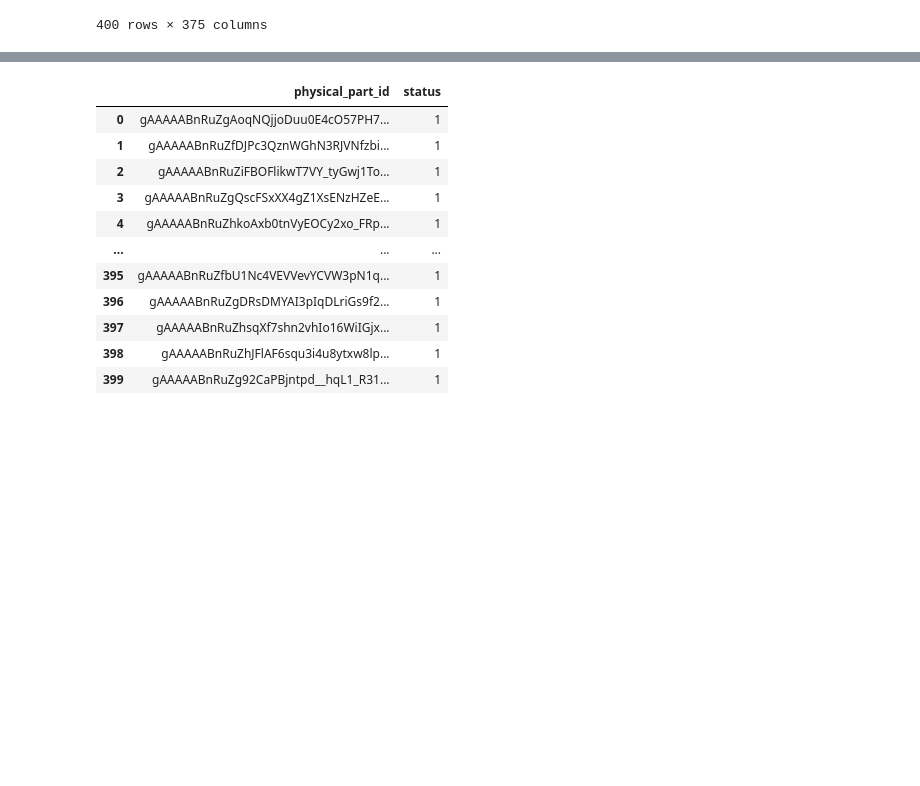
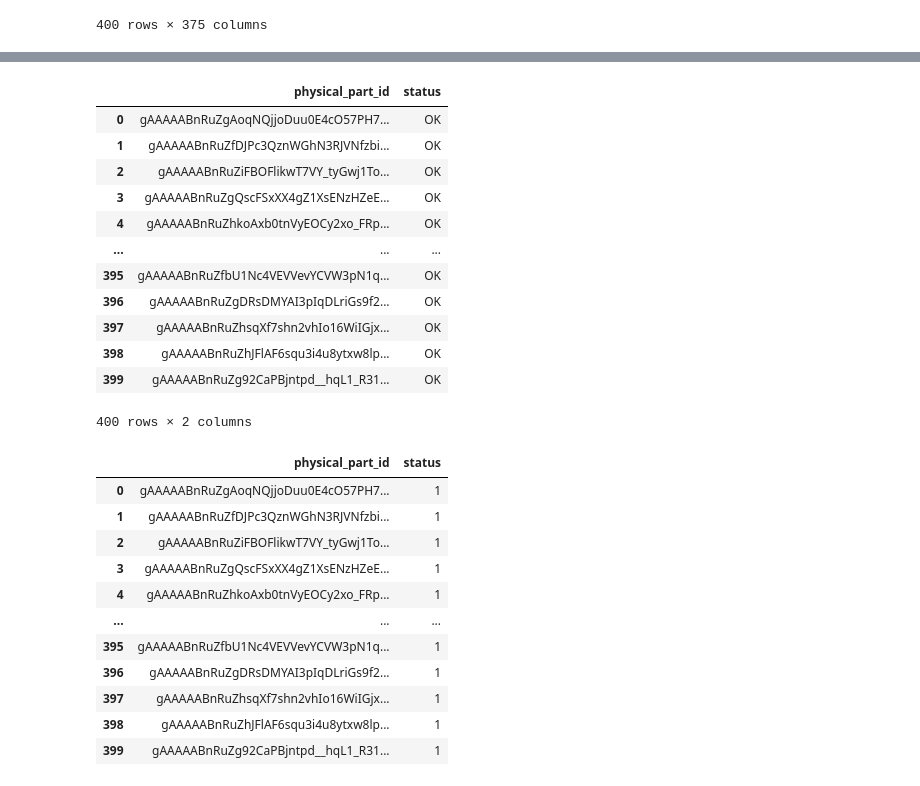
Before and after one commit to emredevecii/bmw_team, a Jupyter notebook: prediction.ipynb, the cells around one changed output, grey strips where cells are left out. Saved outputs shown, nothing was run; the diff lists cells and outputs as text; code cells hidden in the pictures; blank space fills up the shorter version.

```diff
--- a/prediction.ipynb
+++ b/prediction.ipynb
@@ -326,3 +348,23 @@ final_df['status']=predictions
+# %%
+
+# Apply transformation
+final_df["status"] = final_df["status"].apply(lambda x: "OK" if x == 1 else "NOK")
+# %%
+final_df
+# %% [output]
+|  | physical_part_id | status |
+| 0 | gAAAAABnRuZgAoqNQjjoDuu0E4cO57PH7... | OK |
+| 1 | gAAAAABnRuZfDJPc3QznWGhN3RJVNfzbi... | OK |
+| 2 | gAAAAABnRuZiFBOFlikwT7VY_tyGwj1To... | OK |
+| 3 | gAAAAABnRuZgQscFSxXX4gZ1XsENzHZeE... | OK |
+| 4 | gAAAAABnRuZhkoAxb0tnVyEOCy2xo_FRp... | OK |
+| ... | ... | ... |
+| 395 | gAAAAABnRuZfbU1Nc4VEVVevYCVW3pN1q... | OK |
+| 396 | gAAAAABnRuZgDRsDMYAI3pIqDLriGs9f2... | OK |
+| 397 | gAAAAABnRuZhsqXf7shn2vhIo16WiIGjx... | OK |
+| 398 | gAAAAABnRuZhJFlAF6squ3i4u8ytxw8lp... | OK |
+| 399 | gAAAAABnRuZg92CaPBjntpd__hqL1_R31... | OK |
+400 rows × 2 columns
 # %%
 final_df.to_csv("predictions.csv",index=False)
 # %%
```
Also changed, not shown: parts of 3 cells of this notebook, 1 other file.
